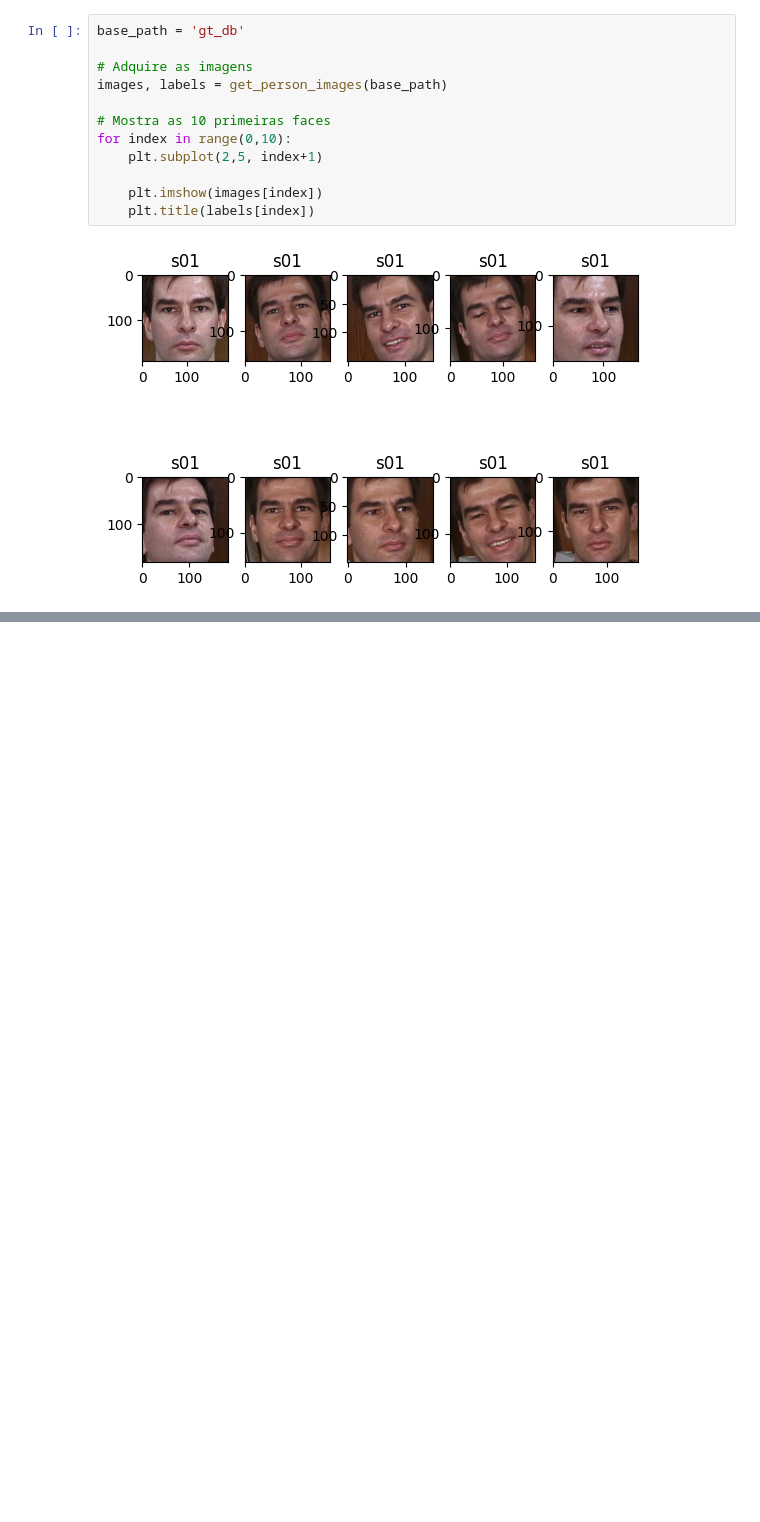
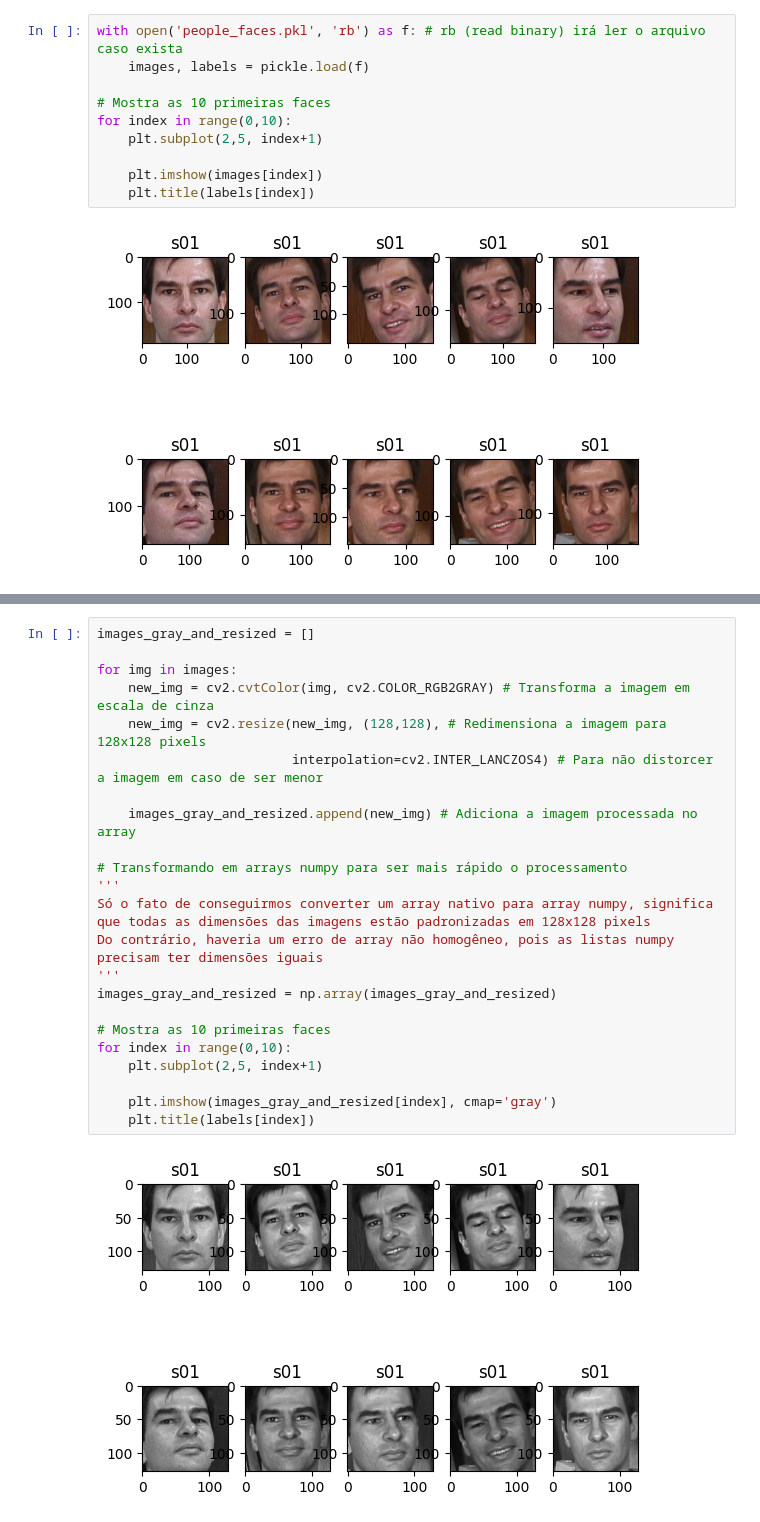
Before and after one commit to DiogoBotton/Computer_Vision_Learn, a Jupyter notebook: Analise_e_Classificação_de_Faces_OpenCV/03_classificando_faces.ipynb, the cells around one changed output, grey strips where cells are left out. Saved outputs shown, nothing was run; the diff lists cells and outputs as text; blank space fills up the shorter version.

```diff
--- a/Analise_e_Classificação_de_Faces_OpenCV/03_classificando_faces.ipynb
+++ b/Analise_e_Classificação_de_Faces_OpenCV/03_classificando_faces.ipynb
@@ -64,8 +17,6 @@ def get_person_images(base_path: str):
 # %%
-base_path = 'gt_db'
-
-# Adquire as imagens
-images, labels = get_person_images(base_path)
+with open('people_faces.pkl', 'rb') as f: # rb (read binary) irá ler o arquivo caso exista
+    images, labels = pickle.load(f)
 
 # Mostra as 10 primeiras faces
 for index in range(0,10):
@@ -77,0 +41,25 @@ for index in range(0,10):
+# %%
+images_gray_and_resized = []
+
+for img in images:
+    new_img = cv2.cvtColor(img, cv2.COLOR_RGB2GRAY) # Transforma a imagem em escala de cinza
+    new_img = cv2.resize(new_img, (128,128), # Redimensiona a imagem para 128x128 pixels
+                         interpolation=cv2.INTER_LANCZOS4) # Para não distorcer a imagem em caso de ser menor
+
+    images_gray_and_resized.append(new_img) # Adiciona a imagem processada no array
+
+# Transformando em arrays numpy para ser mais rápido o processamento
+'''
+Só o fato de conseguirmos converter um array nativo para array numpy, significa que todas as dimensões das imagens estão padronizadas em 128x128 pixels
+Do contrário, haveria um erro de array não homogêneo, pois as listas numpy precisam ter dimensões iguais
+'''
+images_gray_and_resized = np.array(images_gray_and_resized)
+
+# Mostra as 10 primeiras faces
+for index in range(0,10):
+    plt.subplot(2,5, index+1)
+
+    plt.imshow(images_gray_and_resized[index], cmap='gray')
+    plt.title(labels[index])
+# %% [output]
+[figure, added]
```
Also changed, not shown: parts of 24 cells of this notebook, 5 other files.
